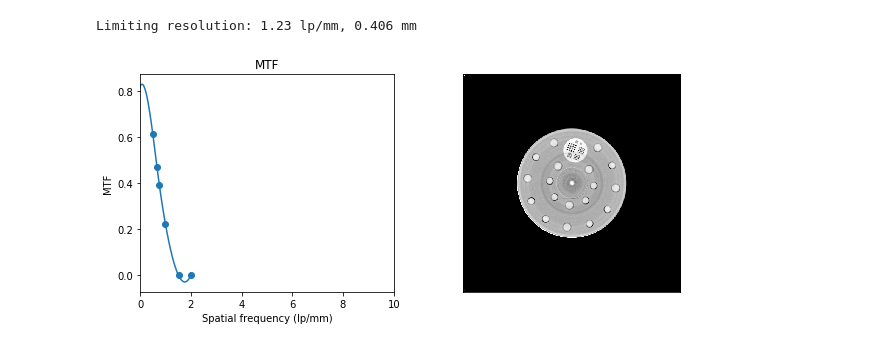
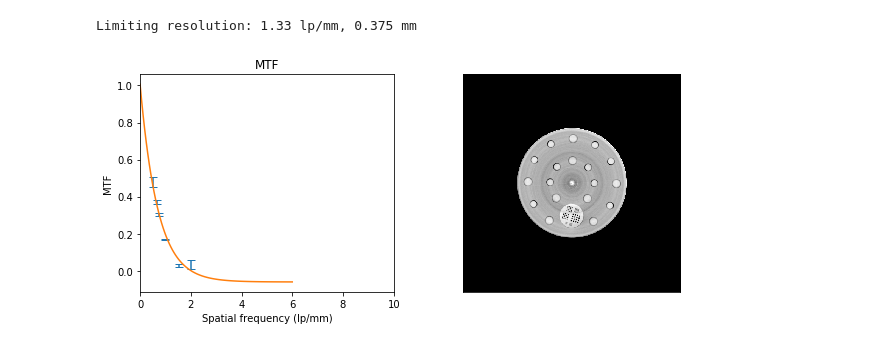
Before and after one commit to drichts/Reconstruction, a Jupyter notebook: presentations/AAPM21/mtf_ct.ipynb, the cells around one changed output. Cells and saved outputs as stored; diff of their text form; code cells hidden in the pictures.

```diff
--- a/presentations/AAPM21/mtf_ct.ipynb
+++ b/presentations/AAPM21/mtf_ct.ipynb
@@ -8,15 +8,28 @@ from scipy.interpolate import CubicSpline
 directory = r'D:\OneDrive - University of Victoria\Research\LDA Data\AAPM21'
 folder = 'CT resolution'
 
-ct = np.load(os.path.join(directory, folder, 'CT_norm.npy'))
+ct = np.load(os.path.join(directory, folder, 'Two', 'CT_norm.npy'))
 
-c_vals = np.load(os.path.join(directory, folder, 'mtf_contrast_vals.npz'), allow_pickle=True)['arr_0']
-c_vals = c_vals.item()
+masks = np.load(os.path.join(directory, folder, 'Two', 'mtf_masks.npy'))
+
+c_vals = np.load(os.path.join(directory, folder, 'Two', 'mtf_contrast_vals.npz'))
 
 contrast_vals = c_vals['contrast']
 plastic_std = c_vals['std_1']
 air_std = c_vals['std_2']
-std_vals = np.load(os.path.join(directory, folder, 'mtf_pattern_std.npy'))
+
+std_vals = np.zeros((6, 15))
+for i in range(6):
+    if i < 3:
+        r = 2
+    else:
+        r = 1
+    for s, ct_s in enumerate([11, 12, 13]):
+        std_vals[i, s*5] = np.nanstd(ct[ct_s]*masks[i])
+        std_vals[i, s*5+1] = np.nanstd(ct[ct_s]*np.roll(masks[i], r, axis=0))
+        std_vals[i, s*5+2] = np.nanstd(ct[ct_s]*np.roll(masks[i], -r, axis=0))
+        std_vals[i, s*5+3] = np.nanstd(ct[ct_s]*np.roll(masks[i], r, axis=1))
+        std_vals[i, s*5+4] = np.nanstd(ct[ct_s]*np.roll(masks[i], -r, axis=1))
 # %%
 bar_size = np.array([1, 0.75, 0.66, 0.5, 0.33, 0.25])  # [mm] spot sizes for CT resolution phantom
 
@@ -48,32 +69,36 @@ MTF = (np.pi * np.sqrt(2) / 4) * (M / M0)
 # %%
-# z = np.polyfit(freq, MTF, 2)
-# f = np.poly1d(z)
-mtf_fit = CubicSpline(freq, MTF)
+# Do a curve fit with exponential
+from scipy.optimize import curve_fit
 
-freq_fit = np.linspace(0, 2, 100)
+def func(x, a, b, c):
+    return a * np.exp(-b * x) + c
+
+freq_fit = np.linspace(0, 6, 100)
+
+popt, pcov = curve_fit(func, np.insert(freq, 0, 0), np.insert(mtf_mean, 0, 1))
 
 # Find the 0.1 spot
-mtf_new = mtf_fit(freq_fit)
+mtf_new = func(freq_fit, *popt)
 idx = np.abs(mtf_new - 0.1).argmin()
 print(f'Limiting resolution: {freq_fit[idx]:0.2f} lp/mm, {1/(2*freq_fit[idx]):0.3f} mm')
 
 
 fig, ax = plt.subplots(1, 2, figsize=(10, 4))
-ax[0].scatter(freq, MTF)
+ax[0].errorbar(freq, mtf_mean, yerr=mtf_std, capsize=4, fmt='none')
 ax[0].plot(freq_fit, mtf_new)
 ax[0].set_title('MTF')
 ax[0].set_ylabel('MTF')
 ax[0].set_xlabel('Spatial frequency (lp/mm)')
 ax[0].set_xlim([0, 10])
 
-ax[1].imshow(ct[11], vmin=-800, vmax=100, cmap='gray')
+ax[1].imshow(ct[13], vmin=-800, vmax=100, cmap='gray')
 ax[1].axes.xaxis.set_ticks([])
 ax[1].axes.yaxis.set_ticks([])
 ax[1].grid(False)
 plt.show()
 
 # Save the MTF
 np.save(os.path.join(directory, folder, 'mtf.npy'), np.array([freq, MTF]))
 # %% [output]
-Limiting resolution: 1.23 lp/mm, 0.406 mm
+Limiting resolution: 1.33 lp/mm, 0.375 mm
-[figure, old version]
+[figure, new version]
```
Also changed, not shown: parts of 1 cell of this notebook, 3 other files.
